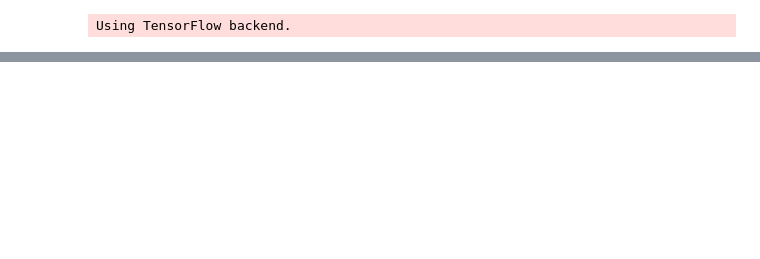
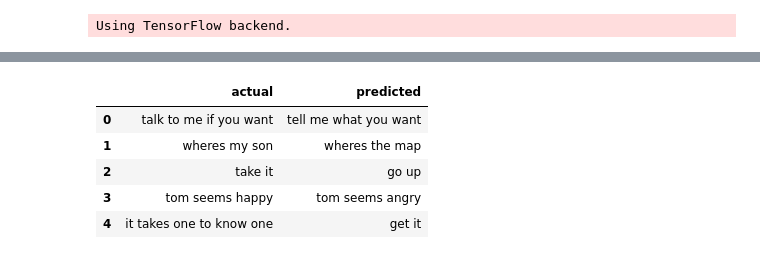
Before and after one commit to amarlearning/language-translation-model, a Jupyter notebook: machine-translation-using-keras.ipynb, the cells around one changed output, grey strips where cells are left out. Cells and saved outputs as stored; diff of their text form; code cells hidden in the pictures; blank space fills up the shorter version.

```diff
--- a/machine-translation-using-keras.ipynb
+++ b/machine-translation-using-keras.ipynb
@@ -233,0 +252,35 @@ plt.show()
+# %%
+prediction = model.predict_classes(test_french.reshape(test_french.shape[0], test_french.shape[1]))
+# %%
+def get_word(n, tokenizer):
+    for word, index in tokenizer.word_index.items():
+        if index == n:
+            return word
+    return None
+# %%
+preds_text = []
+for i in prediction:
+    temp = []
+    for j in range(len(i)):
+        t = get_word(i[j], english_tokenizer)
+        if j > 0:
+            if (t == get_word(i[j-1], english_tokenizer)) or (t == None):
+                temp.append('')
+            else:
+                temp.append(t)
+        else:
+            if(t == None):
+                temp.append('')
+            else:
+                temp.append(t)
+    preds_text.append(' '.join(temp))
+# %%
+pred_df = pd.DataFrame({'actual' : test_english, 'predicted' : preds_text})
+pred_df.head()
+# %% [output]
+|  | actual | predicted |
+| 0 | talk to me if you want | tell me what you want |
+| 1 | wheres my son | wheres the map |
+| 2 | take it | go up |
+| 3 | tom seems happy | tom seems angry |
+| 4 | it takes one to know one | get it |
```
Also changed, not shown: parts of 15 cells of this notebook.
